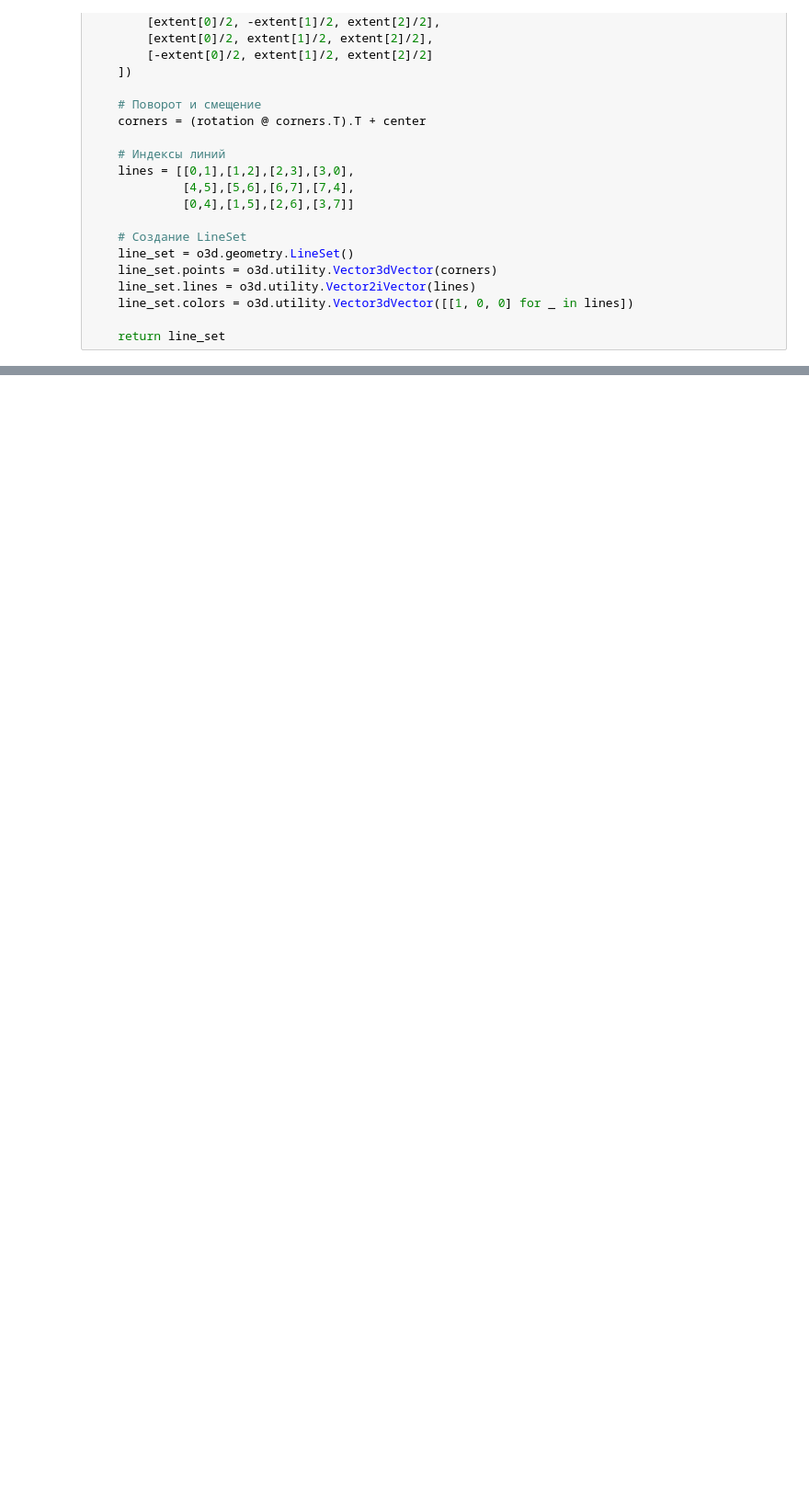
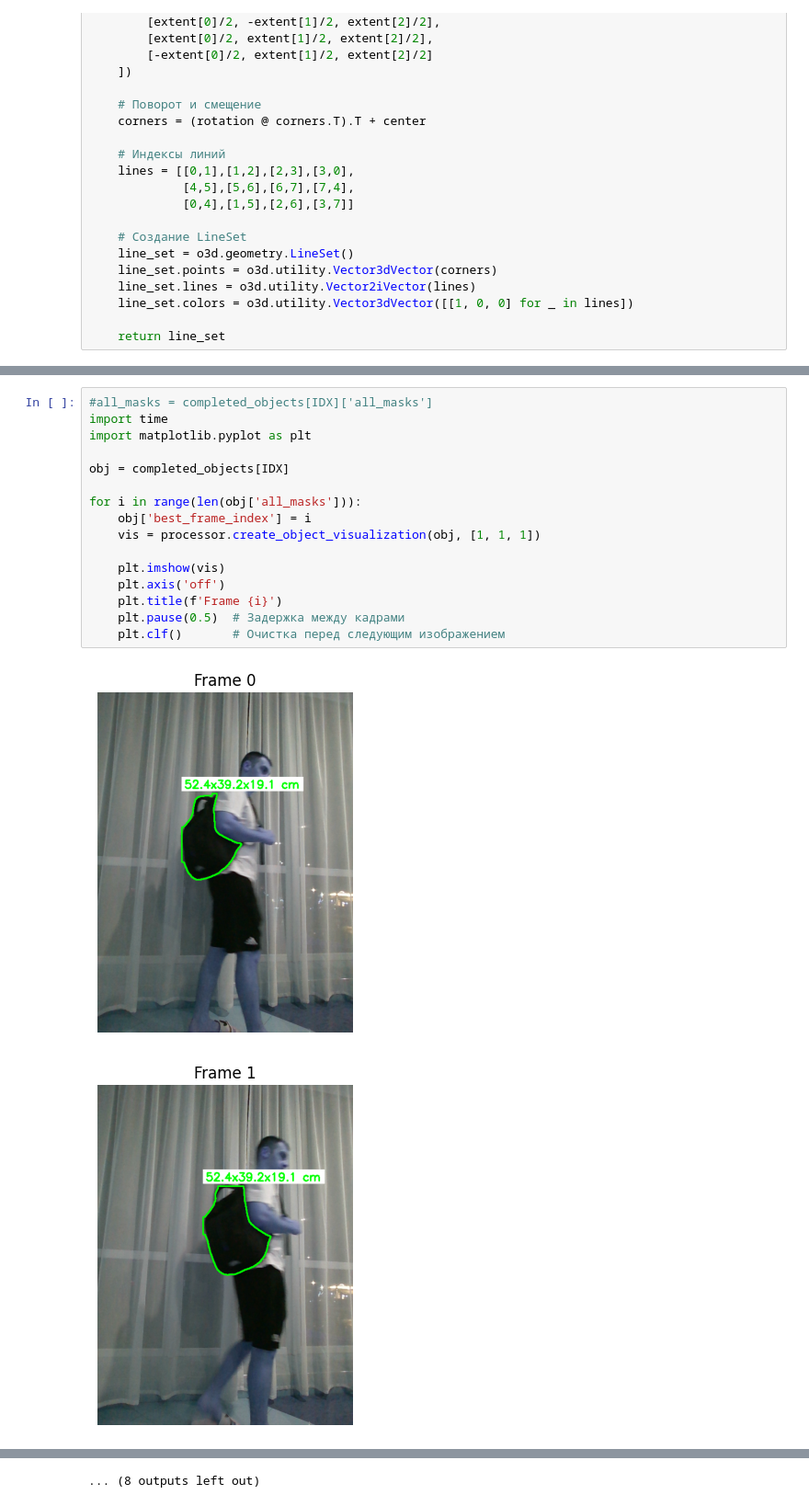
Before and after one commit to alexmeshr/IntellectSchool2025, a Jupyter notebook: PCD_from_one_frame.ipynb, the cells around one changed output, grey strips where cells are left out. Shown at 92% size. Saved outputs shown, nothing was run; the diff lists cells and outputs as text; blank space fills up the shorter version.

```diff
--- a/PCD_from_one_frame.ipynb
+++ b/PCD_from_one_frame.ipynb
@@ -148,0 +156,19 @@ plt.imshow(completed_objects[0]['rgb_image'])
+# %%
+#all_masks = completed_objects[IDX]['all_masks']
+import time
+import matplotlib.pyplot as plt
+
+obj = completed_objects[IDX]
+
+for i in range(len(obj['all_masks'])):
+    obj['best_frame_index'] = i
+    vis = processor.create_object_visualization(obj, [1, 1, 1])
+
+    plt.imshow(vis)
+    plt.axis('off')
+    plt.title(f'Frame {i}')
+    plt.pause(0.5)  # Задержка между кадрами
+    plt.clf()       # Очистка перед следующим изображением
+# %% [output]
+[figure, added]
+[figure, added]
@@ -148,0 +185 @@ plt.imshow(completed_objects[0]['rgb_image'])
+... (8 outputs left out)
```
Also changed, not shown: parts of 7 cells of this notebook, 5 other files.
